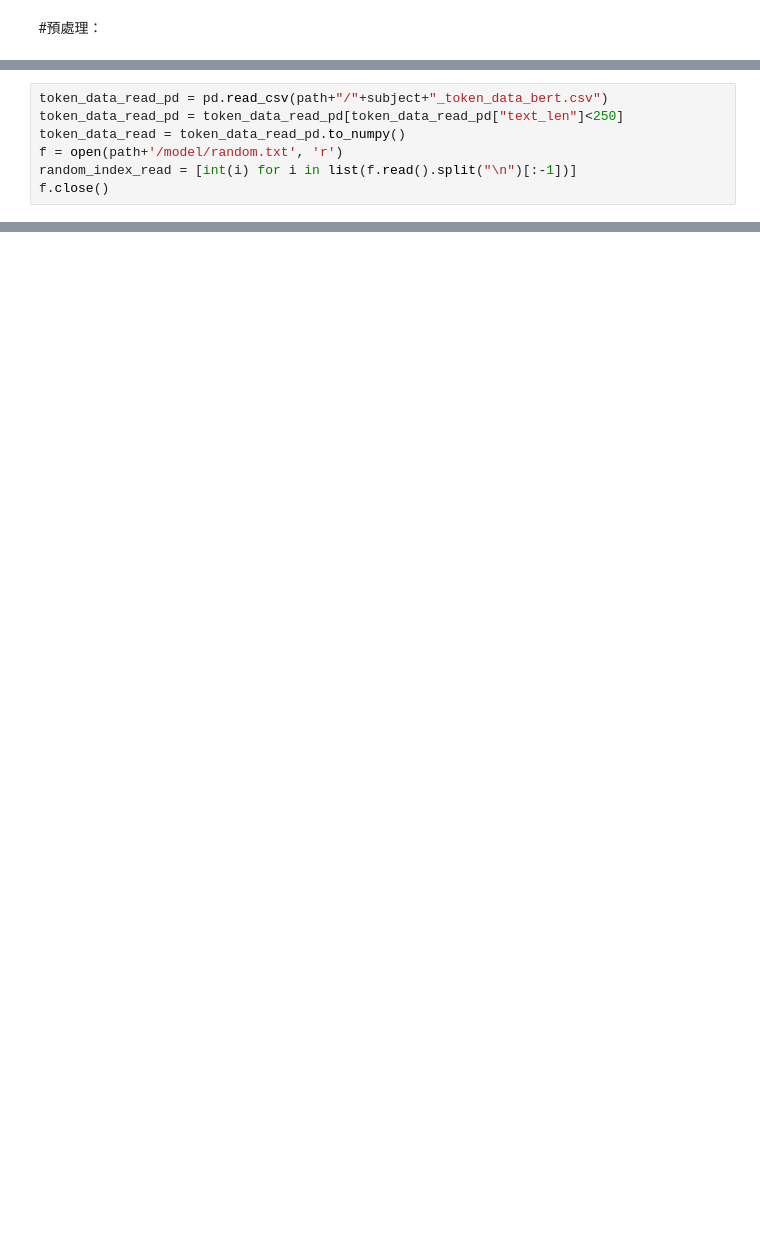
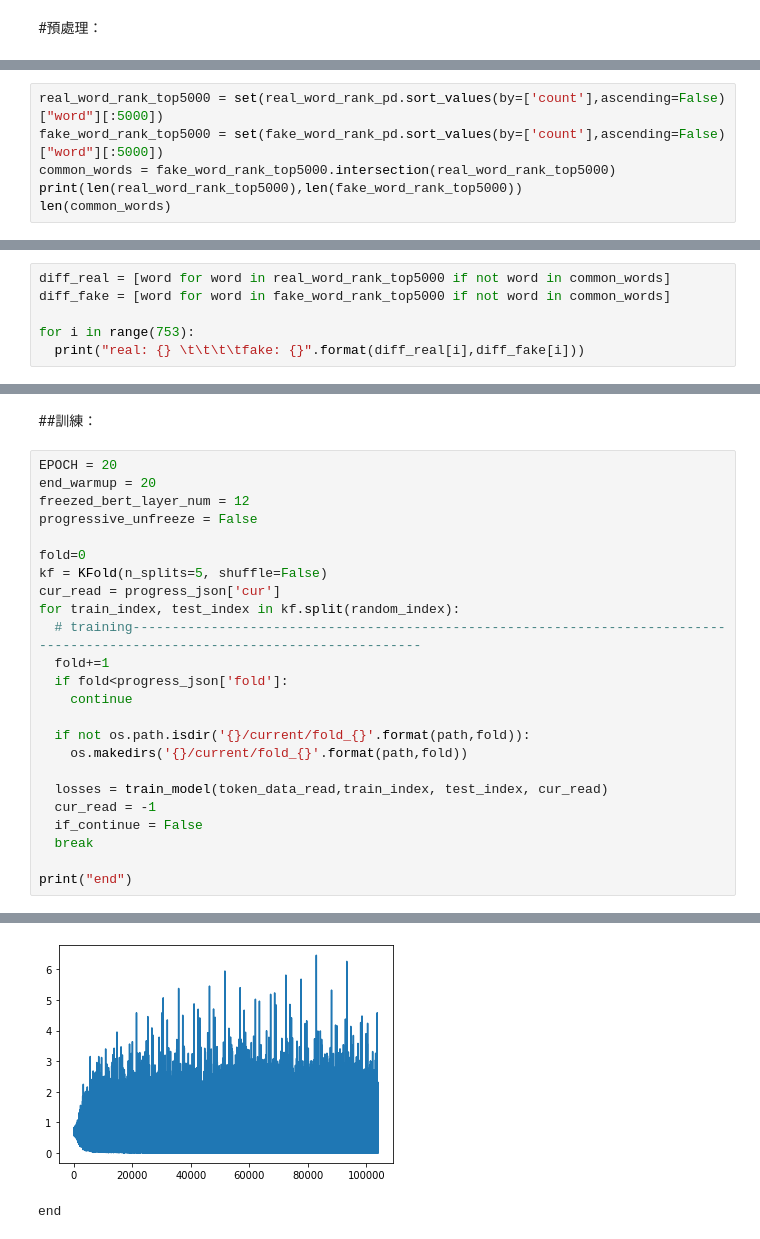
Before and after one commit to chenghan0516/FakeNewsDetection, a Jupyter notebook: BERT.ipynb, the cells around one changed output, grey strips where cells are left out. Drawn from its saved outputs; the diff is of its cells as text; blank space fills up the shorter version.

```diff
--- a/BERT.ipynb
+++ b/BERT.ipynb
@@ -385,7 +92,0 @@ def evaluate(eval_model,X,y,loss_func):
-# %%
-token_data_read_pd = pd.read_csv(path+"/"+subject+"_token_data_bert.csv")
-token_data_read_pd = token_data_read_pd[token_data_read_pd["text_len"]<250]
-token_data_read = token_data_read_pd.to_numpy()
-f = open(path+'/model/random.txt', 'r')
-random_index_read = [int(i) for i in list(f.read().split("\n")[:-1])]
-f.close()
@@ -490,0 +266,6 @@ F1: 0.7222222222222222
+# %%
+real_word_rank_top5000 = set(real_word_rank_pd.sort_values(by=['count'],ascending=False)["word"][:5000])
+fake_word_rank_top5000 = set(fake_word_rank_pd.sort_values(by=['count'],ascending=False)["word"][:5000])
+common_words = fake_word_rank_top5000.intersection(real_word_rank_top5000)
+print(len(real_word_rank_top5000),len(fake_word_rank_top5000))
+len(common_words)
@@ -490,0 +275,6 @@ F1: 0.7222222222222222
+# %%
+diff_real = [word for word in real_word_rank_top5000 if not word in common_words]
+diff_fake = [word for word in fake_word_rank_top5000 if not word in common_words]
+
+for i in range(753):
+  print("real: {} \t\t\t\tfake: {}".format(diff_real[i],diff_fake[i]))
@@ -490,0 +517,27 @@ F1: 0.7222222222222222
+# %% [markdown]
+##訓練：
+# %%
+EPOCH = 20
+end_warmup = 20
+freezed_bert_layer_num = 12
+progressive_unfreeze = False
+
+fold=0
+kf = KFold(n_splits=5, shuffle=False)
+cur_read = progress_json['cur']
+for train_index, test_index in kf.split(random_index):
+  # training-----------------------------------------------------------------------------------------------------------------------------
+  fold+=1
+  if fold<progress_json['fold']:
+    continue
+
+  if not os.path.isdir('{}/current/fold_{}'.format(path,fold)):
+    os.makedirs('{}/current/fold_{}'.format(path,fold))
+
+  losses = train_model(token_data_read,train_index, test_index, cur_read)
+  cur_read = -1
+  if_continue = False
+  break
+
+print("end")
+# %% [output]
@@ -490,0 +564,2 @@ F1: 0.7222222222222222
+[figure, added]
+end
```
Also changed, not shown: parts of 57 cells of this notebook.
